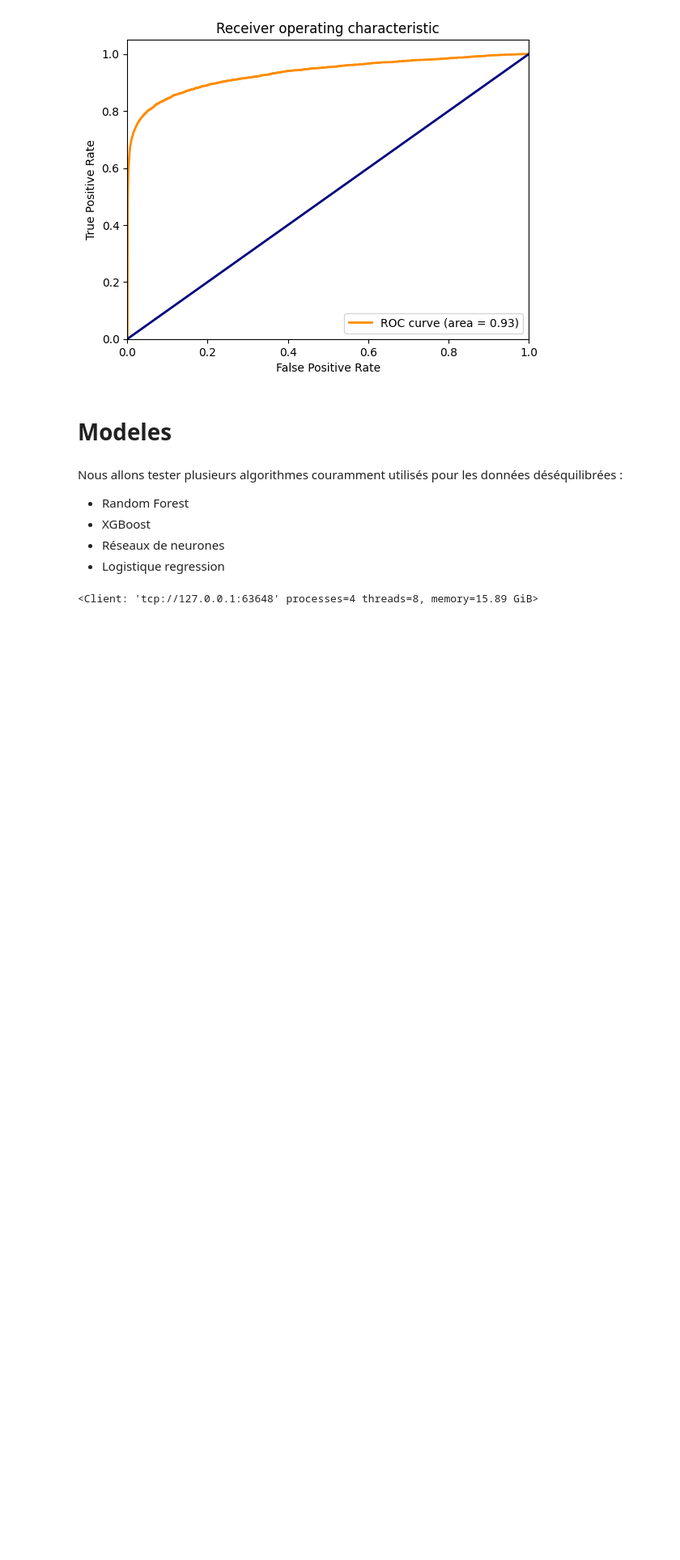
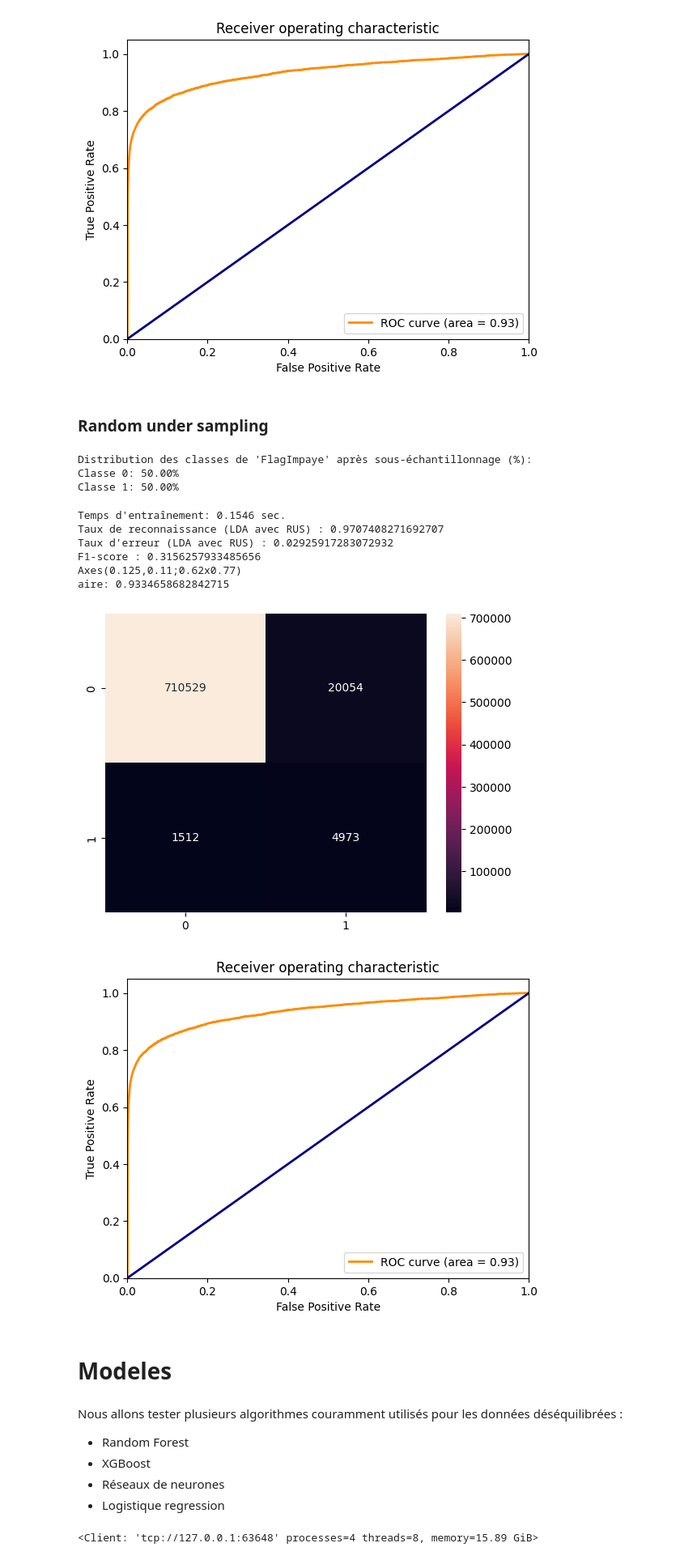
Before and after one commit to marinaKpamegan/fouille, a Jupyter notebook: FdDV3.ipynb, the cells around one changed output. Shown: that part at 81% size. Saved outputs shown, nothing was run; the diff lists cells and outputs as text; code cells hidden in the pictures; blank space fills up the shorter version.

```diff
--- a/FdDV3.ipynb
+++ b/FdDV3.ipynb
@@ -676,6 +676,80 @@ Axes(0.125,0.11;0.62x0.77)
 aire: 0.9326106188653842
 [figure]
 [figure]
+# %% [markdown]
+### Random under sampling
+# %%
+# under sampling
+from imblearn.under_sampling import RandomUnderSampler
+
+# Undersampling strategy
+rus = RandomUnderSampler(random_state=0)
+X_train_undersampling, y_train_undersampling = rus.fit_resample(X_train_scaled, y_train)
+
+# Calculer la distribution des classes en pourcentage apres sous -echantillonnage
+class_distribution_rus = pd.Series(y_train_undersampling).value_counts(normalize=True) * 100
+
+# Afficher les résultats
+print("Distribution des classes de 'FlagImpaye' après sous-échantillonnage (%):")
+for classe, pourcentage in class_distribution_rus.items():
+    print(f"Classe {classe}: {pourcentage:.2f}%")
+# %% [output]
+Distribution des classes de 'FlagImpaye' après sous-échantillonnage (%):
+Classe 0: 50.00%
+Classe 1: 50.00%
+# %%
+
+# Modélisation avec l'analyse discriminante linéaire (LDA)
+lda = LinearDiscriminantAnalysis()
+depart = timeit.default_timer()
+lda.fit(X_train_undersampling, y_train_undersampling)  # Entraînement sur les données équilibrées
+duree = timeit.default_timer() - depart
+print(f"Temps d'entraînement: {duree:.4f} sec.")
+
+# Prédiction sur X_test
+pred_lda = lda.predict(X_test_scaled)
+y_pred_proba = lda.predict_proba(X_test_scaled)[:,1]
+
+# Évaluation des performances
+print("Taux de reconnaissance (LDA avec RUS) :", metrics.accuracy_score(y_test, pred_lda))
+print("Taux d'erreur (LDA avec RUS) :", 1 - metrics.accuracy_score(y_test, pred_lda))
+print("F1-score :", metrics.f1_score(y_test, pred_lda))
+
+
+
+# Matrice de confusion
+mc= metrics.confusion_matrix(y_test, pred_lda)
+print(sns.heatmap(mc, annot=True, fmt=".0f"))
+
+
+#FPR et TPR
+fpr,tpr,seuils = roc_curve(y_test,y_pred_proba,pos_label=1)
+
+#valeur de l'AUC
+aire = auc(fpr,tpr)
+print("aire:",aire)
+
+#graphique
+plt.figure()
+lw = 2
+plt.plot(fpr, tpr, color='darkorange',lw=lw, label='ROC curve (area = %0.2f)' % aire)
+plt.plot([0, 1], [0, 1], color='navy', lw=lw, linestyle='-')
+plt.xlim([0.0, 1.0])
+plt.ylim([0.0, 1.05])
+plt.xlabel('False Positive Rate')
+plt.ylabel('True Positive Rate')
+plt.title('Receiver operating characteristic')
+plt.legend(loc="lower right")
+plt.show()
+# %% [output]
+Temps d'entraînement: 0.1546 sec.
+Taux de reconnaissance (LDA avec RUS) : 0.9707408271692707
+Taux d'erreur (LDA avec RUS) : 0.02925917283072932
+F1-score : 0.3156257933485656
+Axes(0.125,0.11;0.62x0.77)
+aire: 0.9334658682842715
+[figure, added]
+[figure, added]
 # %% [markdown]
 # **Modeles**
 # %% [markdown]
```
Also changed, not shown: parts of 20 cells of this notebook.
